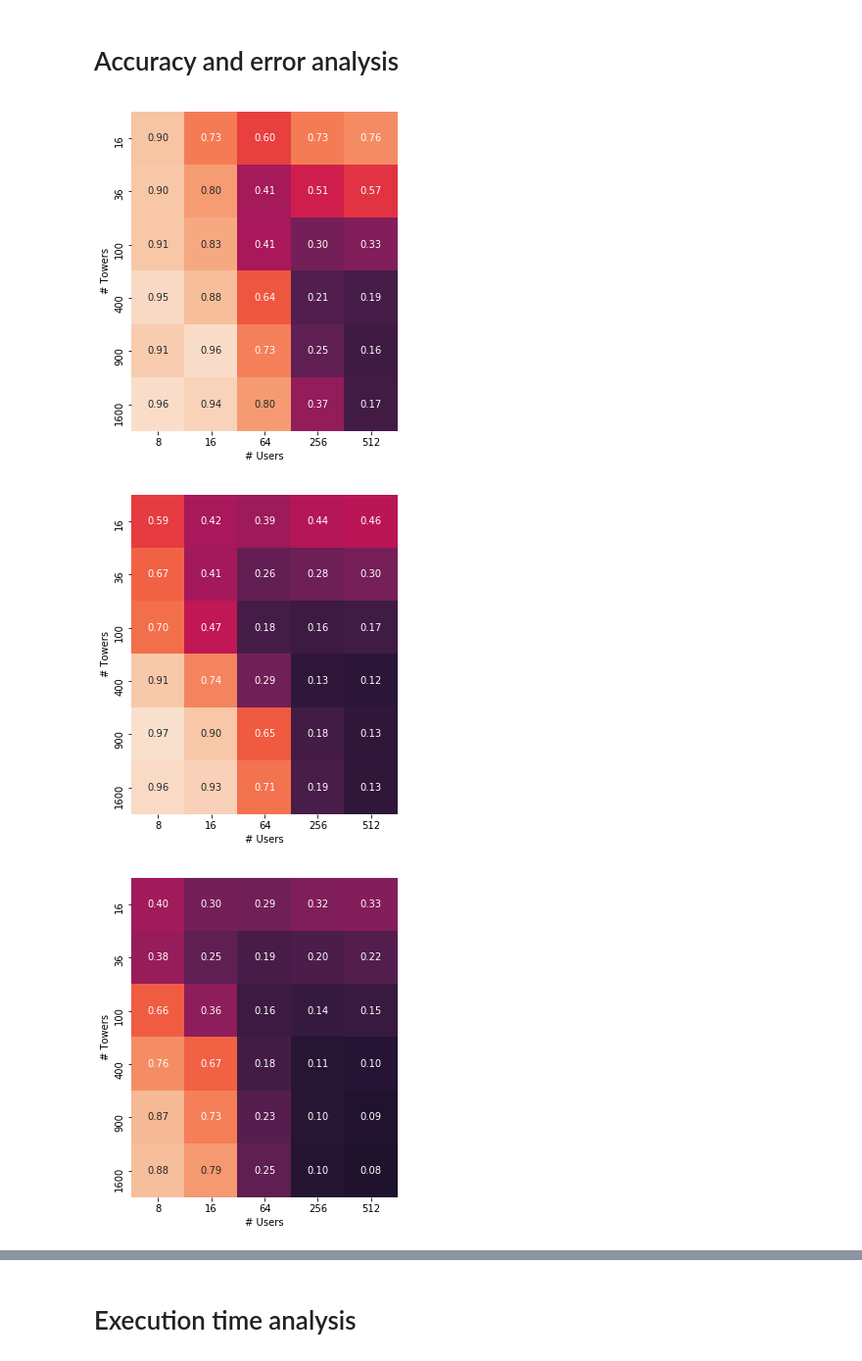
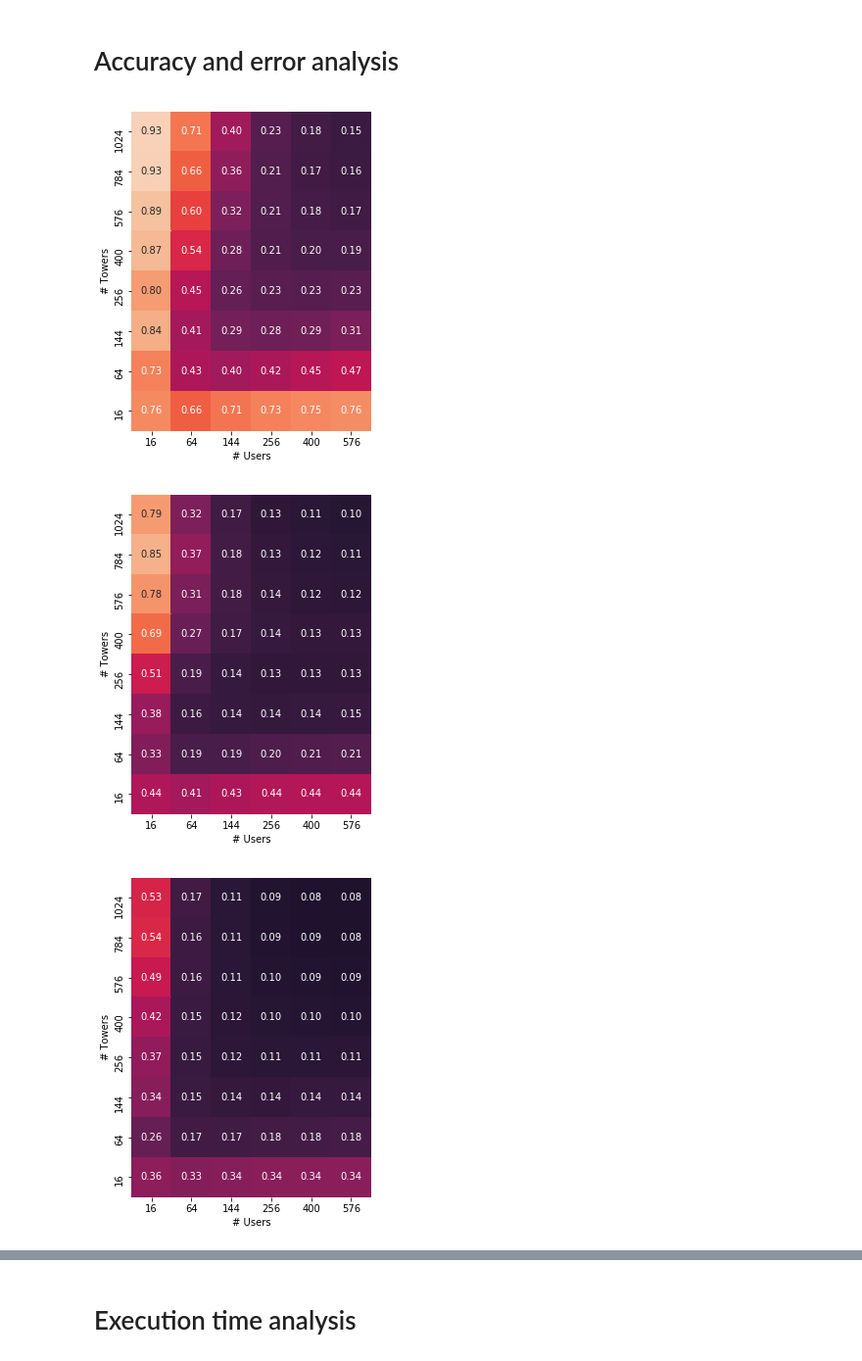
Before and after one commit to leopiney/tscf, a Jupyter notebook: evaluation-results-analysis.ipynb, the cells around one changed output, grey strips where cells are left out. Shown at 98% size. Saved outputs shown, nothing was run; the diff lists cells and outputs as text; code cells hidden in the pictures.

```diff
--- a/evaluation-results-analysis.ipynb
+++ b/evaluation-results-analysis.ipynb
@@ -5,12 +5,12 @@ import numpy as np
 import seaborn as sns
 import matplotlib.pyplot as plt
 # %%
-model = 'random_direction'
+model = 'random_waypoint'
 method = 'mean'
 
 df_eval = pd.concat([
     pd.read_csv(f'evaluate/evaluate_{model}_{i}.csv')
-    for i in range(3, 19)
+    for i in range(20, 30)
 ])
 # %%
 df_eval.columns
@@ -25,3 +25,2 @@ len(df_eval)
 # %%
 df_eval = getattr(df_eval.groupby(['velocity', 'towers', 'users']), method)().reset_index()
-df_eval = df_eval[df_eval.users.isin({ 8, 16, 64, 256, 512 })]
@@ -41,6 +43,8 @@ array(['(0.01, 0.01)', '(0.01, 0.02)', '(0.02, 0.04)', '(0.04, 0.04)',
 # %%
 def plot_heatmap(vel_restriction, metric='accuracy', ax=None, vmin=None, vmax=None, cbar=True, title='', cmap=None):
     df = df_eval[df_eval.velocity == vel_restriction]
+
+    df = df.sort_values(['towers', 'users'], ascending=[False, True])
 
     n_tower_values = len(df.towers.unique())
     n_users_values = len(df.users.unique())
@@ -64,24 +68,20 @@ def plot_heatmap(vel_restriction, metric='accuracy', ax=None, vmin=None, vmax=No
 # %% [markdown]
 # Accuracy and error analysis
 # %%
-velocities = ['(0.01, 0.01)', '(0.04, 0.04)', '(0.1, 0.1)']
-# velocities = ['(0.01, 0.02)', '(0.02, 0.04)', '(0.04, 0.08)', '(0.08, 0.1)']
-n_velocity_values = len(velocities)
-
-for i, vel in enumerate(velocities):
+for i, vel in enumerate(df_eval.velocity.unique()):
     fig, axes = plt.subplots(nrows=1, ncols=1, figsize=(6, 6))
     plot_heatmap(
         vel_restriction=vel,
         title=f'Velocity {vel}',
         metric='accuracy',
         ax=axes,
         vmin=0,
         vmax=1,
         cbar=False)
 
     plt.savefig(f'./accuracy_{model}_{vel}.png', dpi=300)
 # %% [output]
-[figure, old version]
+[figure, new version]
-[figure, old version]
+[figure, new version]
-[figure, old version]
+[figure, new version]
 # %%
```
Also changed, not shown: parts of 16 cells of this notebook, 14 other files.
